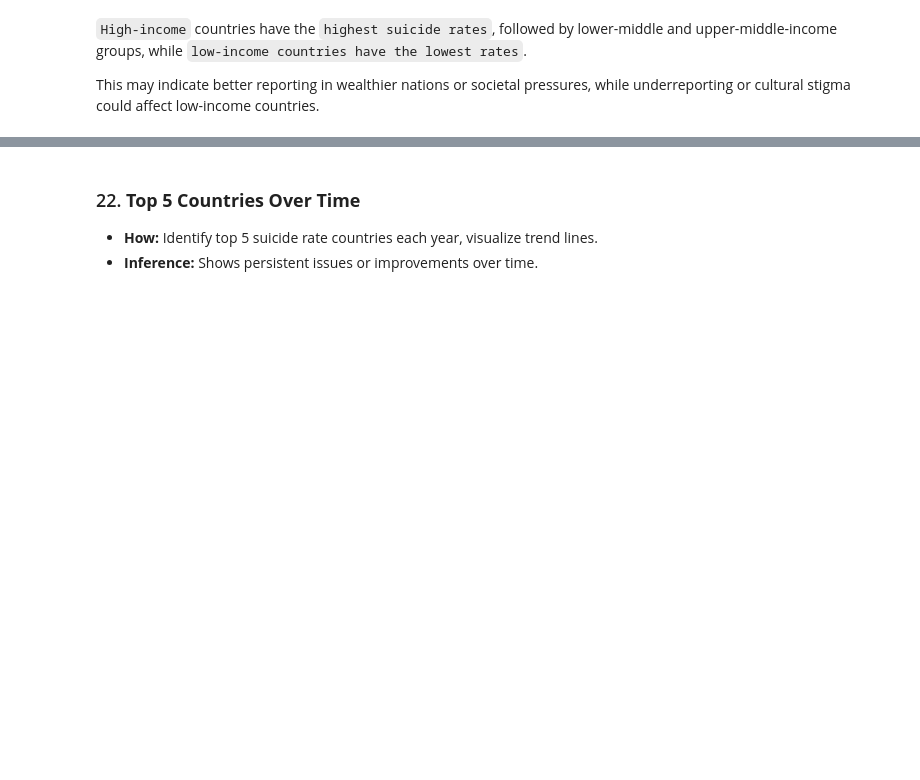
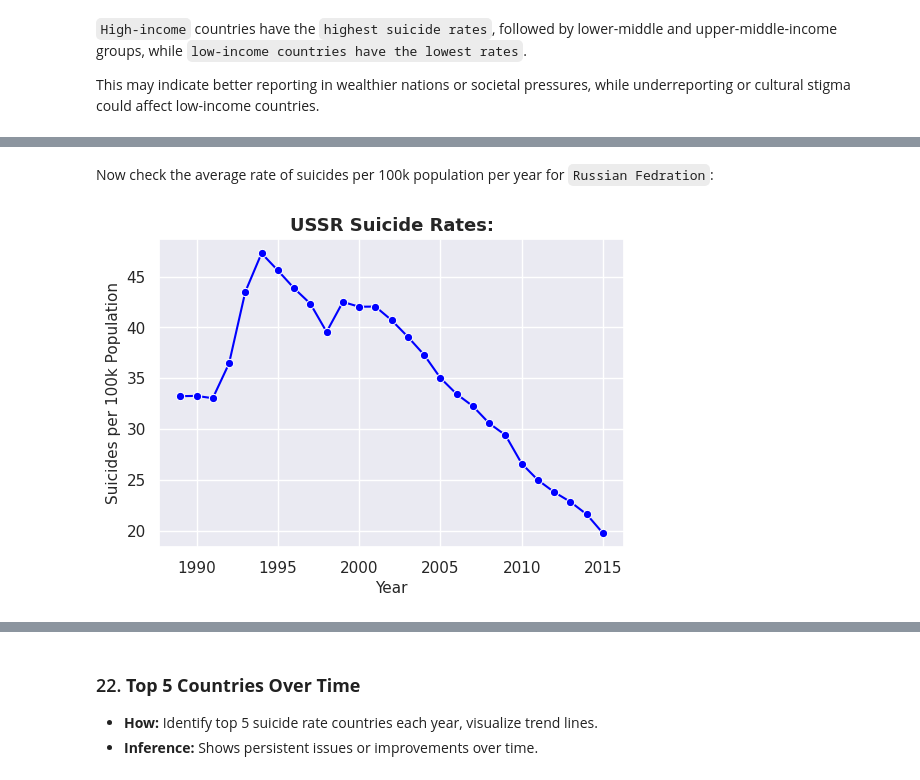
Before and after one commit to RussDai/Projects, a Jupyter notebook: 01_Data_Analysis/26_Suicide_Rates/data_analysis.ipynb, the cells around one changed output, grey strips where cells are left out. Cells and saved outputs as stored; diff of their text form; code cells hidden in the pictures; blank space fills up the shorter version.

```diff
--- a/01_Data_Analysis/26_Suicide_Rates/data_analysis.ipynb
+++ b/01_Data_Analysis/26_Suicide_Rates/data_analysis.ipynb
@@ -1224,0 +1297,20 @@ This may indicate better reporting in wealthier nations or societal pressures, w
+# %% [markdown]
+Now check the average rate of suicides per 100k population per year for `Russian Fedration`:
+# %%
+# Select all available data for Russian Fedration:
+
+russ= data[data["country"]== "Russian Federation"]
+# %%
+# Group by year and calculate the average suicide rate:
+ussr_trends_pre_1991 = russ.groupby('year')['suicides/100kpop'].mean().reset_index()
+
+# Plot the trend:
+plt.figure(figsize=(6,4))
+sns.lineplot(data=ussr_trends_pre_1991, x='year', y='suicides/100kpop', marker='o', color='blue')
+plt.title('USSR Suicide Rates:', fontsize=13, fontweight='bold')
+plt.xlabel('Year', fontsize=11)
+plt.ylabel('Suicides per 100k Population', fontsize=11)
+plt.grid(True)
+plt.show()
+# %% [output]
+[figure, added]
```
Also changed, not shown: parts of 21 cells of this notebook.
